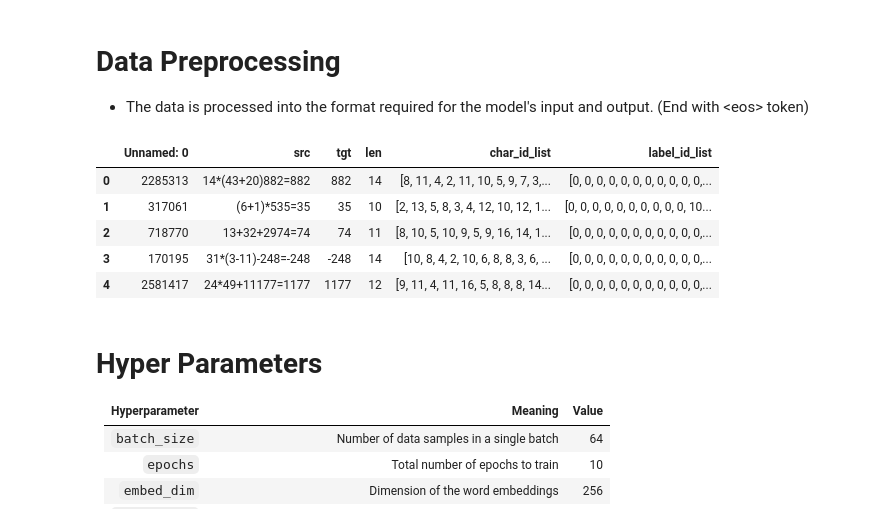
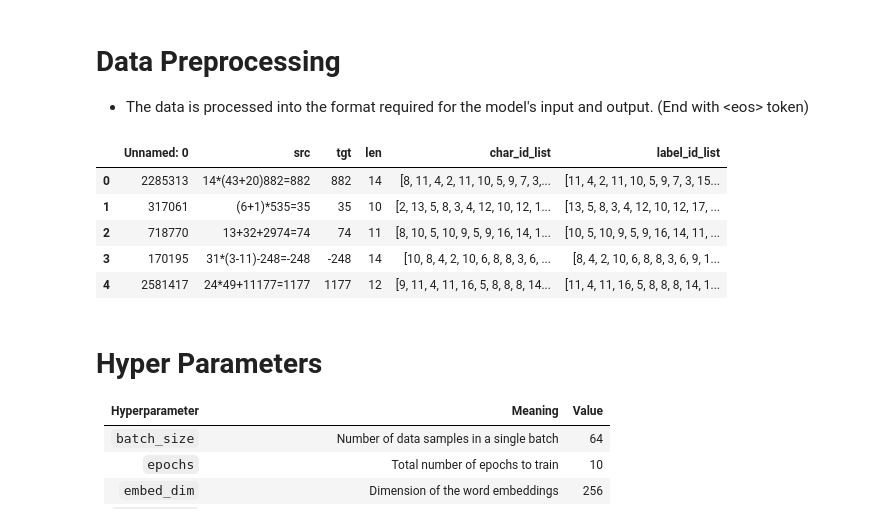
Before and after one commit to Ha1ion/2025_NLP_HW2, a Jupyter notebook: nlp_hw2_LSTM.ipynb, the cells around one changed output. Saved outputs shown, nothing was run; the diff lists cells and outputs as text; code cells hidden in the pictures.

```diff
--- a/nlp_hw2_LSTM.ipynb
+++ b/nlp_hw2_LSTM.ipynb
@@ -113,52 +113,39 @@ Vocab size18
 # Data Preprocessing
  - The data is processed into the format required for the model's input and output. (End with \<eos\> token)
 # %%
-# Write your code here
-
 def text_to_ids(text, char_map):
     return [char_map[char] for char in text]
 
-# 確保 'src' 包含題目與答案
+# 步驟 1：確保 'src' 包含完整的 "題目=答案" 字串
+# 這一行和之前一樣，不用改
 df_train['src'] = df_train['src'].str.replace('=', '') + '=' + df_train['tgt']
 
-# 建立 char_id_list
+# 步驟 2：建立 char_id_list (輸入序列)
+# 在結尾加上 <eos> token
 df_train['char_id_list'] = df_train['src'].apply(lambda x: text_to_ids(x, char_to_id) + [char_to_id['<eos>']])
 
-# 建立 label_id_list
-def create_label(row):
-    # 找到等號 '=' 的位置
-    equal_sign_index = row['src'].find('=')
+# 步驟 3：建立 label_id_list (目標序列)，進行 Data Shifting
+# 這是最關鍵的修改
+def create_shifted_label(char_ids):
+    # 將原始的 id list 從第二個元素取到最後 (向左移一位)
+    # 然後在結尾補上一個 <pad> token，以維持長度相同
+    return char_ids[1:] + [char_to_id['<pad>']]
 
-    # 題目部分的長度 (包含等號)
-    question_len = equal_sign_index + 1
+df_train['label_id_list'] = df_train['char_id_list'].apply(create_shifted_label)
 
-    # 答案部分的字串
-    answer_text = row['tgt']
 
-    # 建立 label list，題目部分用 <pad> 填充
-    label = [char_to_id['<pad>']] * question_len
-
-    # 加上答案的 id list
-    label.extend(text_to_ids(answer_text, char_to_id))
-
-    # 最後加上 <eos>
-    label.append(char_to_id['<eos>'])
-
-    return label
-
-df_train['label_id_list'] = df_train.apply(create_label, axis=1)
-
-# 同樣地，為 df_eval 準備 'src' 欄位，後面評估會用到
+# 步驟 4：為 df_eval 準備 'src' 欄位，這和之前一樣
 df_eval['src'] = df_eval['src'].str.replace('=', '') + '='
 
+# 印出前 5 行來驗證結果
 df_train.head()
 # %% [output]
 |  | Unnamed: 0 | src | tgt | len | char_id_list | label_id_list |
-| 0 | 2285313 | 14*(43+20)882=882 | 882 | 14 | [8, 11, 4, 2, 11, 10, 5, 9, 7, 3,... | [0, 0, 0, 0, 0, 0, 0, 0, 0, 0, 0,... |
-| 1 | 317061 | (6+1)*535=35 | 35 | 10 | [2, 13, 5, 8, 3, 4, 12, 10, 12, 1... | [0, 0, 0, 0, 0, 0, 0, 0, 0, 0, 10... |
-| 2 | 718770 | 13+32+2974=74 | 74 | 11 | [8, 10, 5, 10, 9, 5, 9, 16, 14, 1... | [0, 0, 0, 0, 0, 0, 0, 0, 0, 0, 0,... |
-| 3 | 170195 | 31*(3-11)-248=-248 | -248 | 14 | [10, 8, 4, 2, 10, 6, 8, 8, 3, 6, ... | [0, 0, 0, 0, 0, 0, 0, 0, 0, 0, 0,... |
-| 4 | 2581417 | 24*49+11177=1177 | 1177 | 12 | [9, 11, 4, 11, 16, 5, 8, 8, 8, 14... | [0, 0, 0, 0, 0, 0, 0, 0, 0, 0, 0,... |
+| 0 | 2285313 | 14*(43+20)882=882 | 882 | 14 | [8, 11, 4, 2, 11, 10, 5, 9, 7, 3,... | [11, 4, 2, 11, 10, 5, 9, 7, 3, 15... |
+| 1 | 317061 | (6+1)*535=35 | 35 | 10 | [2, 13, 5, 8, 3, 4, 12, 10, 12, 1... | [13, 5, 8, 3, 4, 12, 10, 12, 17, ... |
+| 2 | 718770 | 13+32+2974=74 | 74 | 11 | [8, 10, 5, 10, 9, 5, 9, 16, 14, 1... | [10, 5, 10, 9, 5, 9, 16, 14, 11, ... |
+| 3 | 170195 | 31*(3-11)-248=-248 | -248 | 14 | [10, 8, 4, 2, 10, 6, 8, 8, 3, 6, ... | [8, 4, 2, 10, 6, 8, 8, 3, 6, 9, 1... |
+| 4 | 2581417 | 24*49+11177=1177 | 1177 | 12 | [9, 11, 4, 11, 16, 5, 8, 8, 8, 14... | [11, 4, 11, 16, 5, 8, 8, 8, 14, 1... |
 # %% [markdown]
 # Hyper Parameters
 
```
Also changed, not shown: parts of 1 cell of this notebook.
